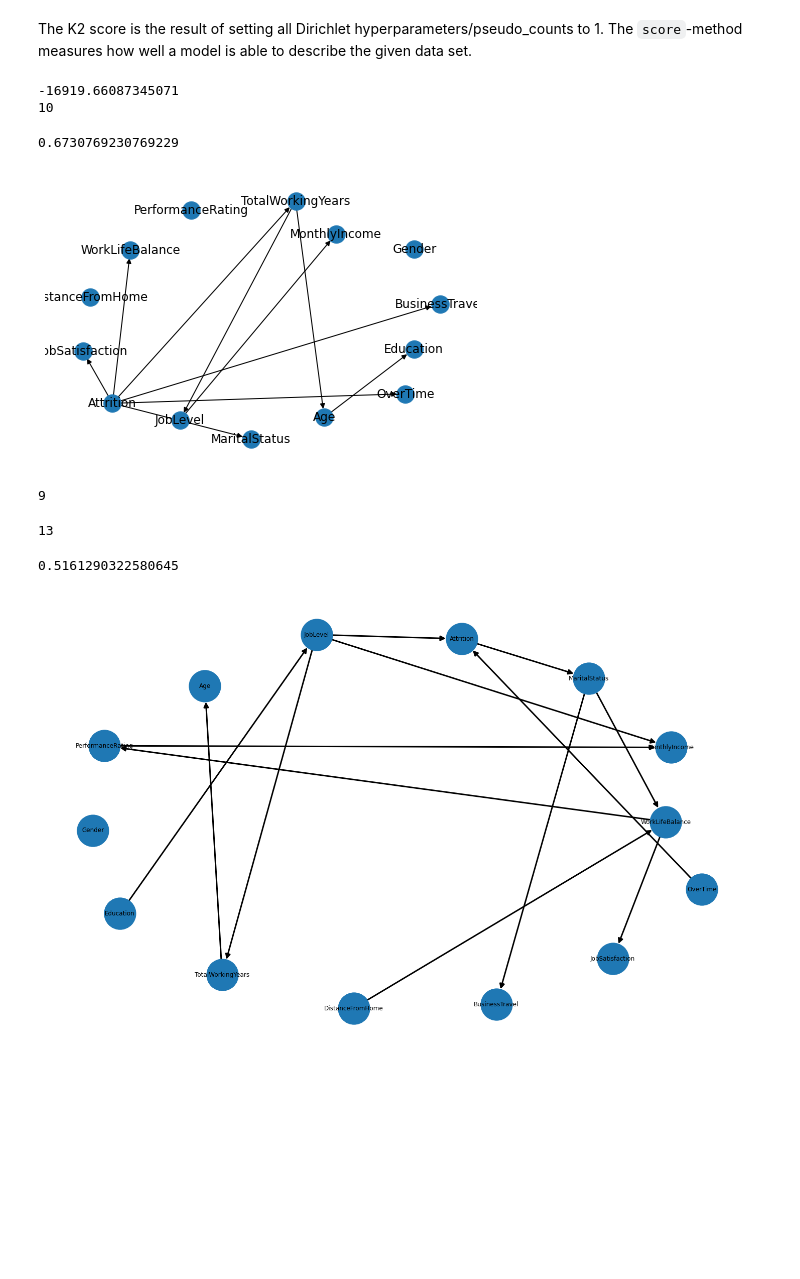
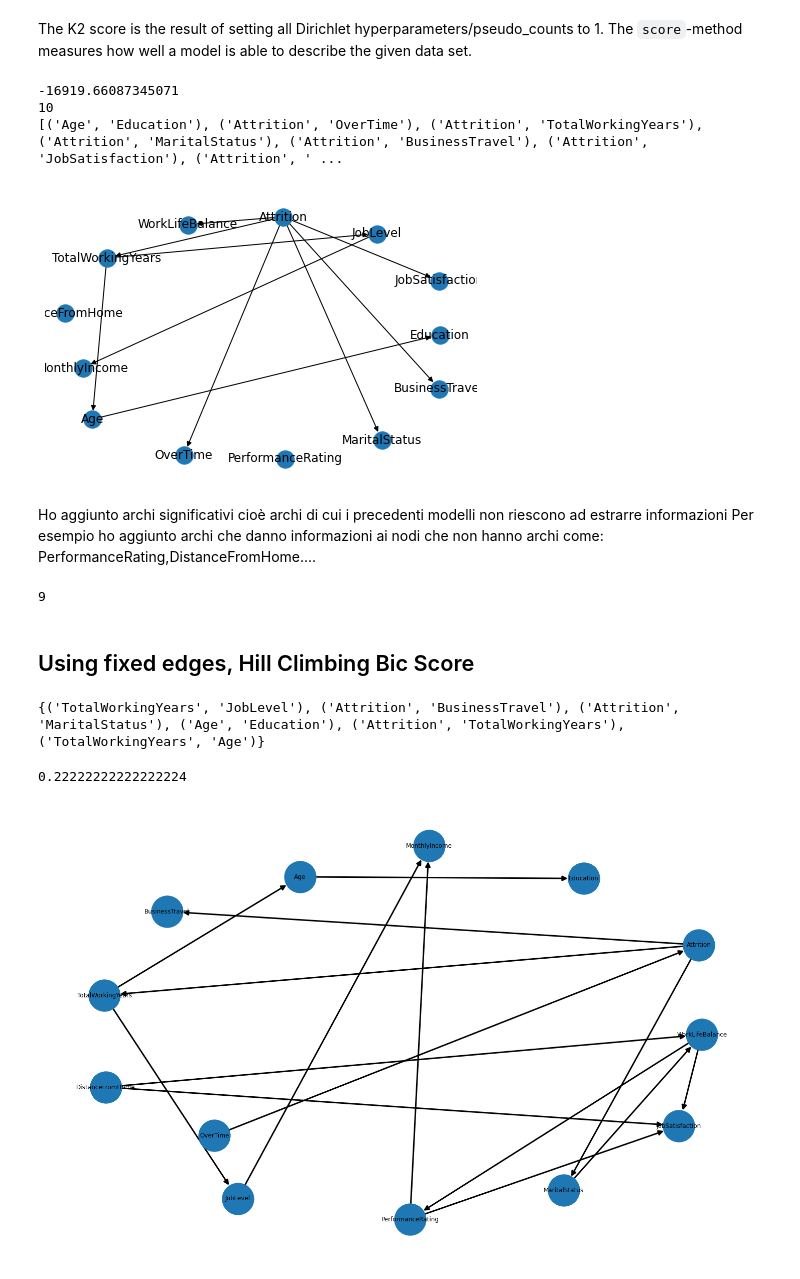
Before and after one commit to jacopodabramo/FAIKR3, a Jupyter notebook: BayesianNet.ipynb, the cells around one changed output. Cells and saved outputs as stored; diff of their text form; code cells hidden in the pictures; blank space fills up the shorter version.

```diff
--- a/BayesianNet.ipynb
+++ b/BayesianNet.ipynb
@@ -75,39 +108,44 @@ The K2 score is the result of setting all Dirichlet hyperparameters/pseudo_count
 The `score`-method measures how well a model is able to describe the given data set.
 # %%
 est = HillClimbSearch(df)
-best_model = est.estimate(scoring_method=K2Score(df))
-nx.draw(best_model, with_labels=True)
-print(K2Score(df).score(best_model))
-print(len(best_model.edges()))
-correlation_score(best_model, df, test="chi_square", significance_level=0.05)
+HC_firstK2 = est.estimate(scoring_method=K2Score(df))
+nx.draw(HC_firstK2, with_labels=True)
+print(K2Score(df).score(HC_firstK2))
+print(len(HC_firstK2.edges()))
+print(HC_firstK2.edges)
 # %% [output]
 -16919.66087345071
 10
+[('Age', 'Education'), ('Attrition', 'OverTime'), ('Attrition', 'TotalWorkingYears'), ('Attrition', 'MaritalStatus'), ('Attrition', 'BusinessTravel'), ('Attrition', 'JobSatisfaction'), ('Attrition', ' ...
-0.6730769230769229
-[figure, old version]
+[figure, new version]
+# %% [markdown]
+Ho aggiunto archi significativi cioè archi di cui i precedenti modelli non riescono ad estrarre informazioni
+Per esempio ho aggiunto archi che danno informazioni ai nodi che non hanno archi come: PerformanceRating,DistanceFromHome....
 # %%
 edges = [("DistanceFromHome","WorkLifeBalance"),
-            ("MaritalStatus","WorkLifeBalance"),
-            ("MaritalStatus","BusinessTravel"),
-            ("Education","JobLevel"),
-            ("WorkLifeBalance","JobSatisfaction"),
-            ("WorkLifeBalance","PerformanceRating"),
-            ("OverTime","Attrition"),
-            ("JobLevel","MonthlyIncome"),
-            ("PerformanceRating","MonthlyIncome"),
-                ]
+         ("DistanceFromHome","JobSatisfaction"),
+         ("WorkLifeBalance","JobSatisfaction"),
+         ("WorkLifeBalance","PerformanceRating"),
+         ("MaritalStatus","WorkLifeBalance"),
+         ("PerformanceRating","MonthlyIncome"),
+         ("PerformanceRating","JobSatisfaction"),
+         ("OverTime","Attrition"),
+         ("JobLevel","MonthlyIncome"),
+        ]
 print(len(edges))
 # %% [output]
 9
+# %% [markdown]
+## Using fixed edges, Hill Climbing Bic Score
 # %%
 import matplotlib.pyplot as plt
 plt.figure(figsize=(20,12.5))
 est = HillClimbSearch(df)
-best_model = est.estimate(scoring_method=BicScore(df),fixed_edges= edges)
-nx.draw(best_model, with_labels=True,node_size=4000, width=3, arrowsize=20)
-print(len(best_model.edges()))
-correlation_score(best_model, df, test="chi_square", significance_level=0.05)
+model_fixed_edges = est.estimate(scoring_method=BicScore(df),fixed_edges= edges)
+nx.draw(model_fixed_edges, with_labels=True,node_size=4000, width=3, arrowsize=20)
+print((model_fixed_edges.edges())-edges)
+correlation_score(model_fixed_edges, df, test="chi_square", significance_level=0.05)
 # %% [output]
-13
+{('TotalWorkingYears', 'JobLevel'), ('Attrition', 'BusinessTravel'), ('Attrition', 'MaritalStatus'), ('Age', 'Education'), ('Attrition', 'TotalWorkingYears'), ('TotalWorkingYears', 'Age')}
-0.5161290322580645
+0.22222222222222224
-[figure, old version]
+[figure, new version]
```
Also changed, not shown: parts of 23 cells of this notebook, 2 other files.
